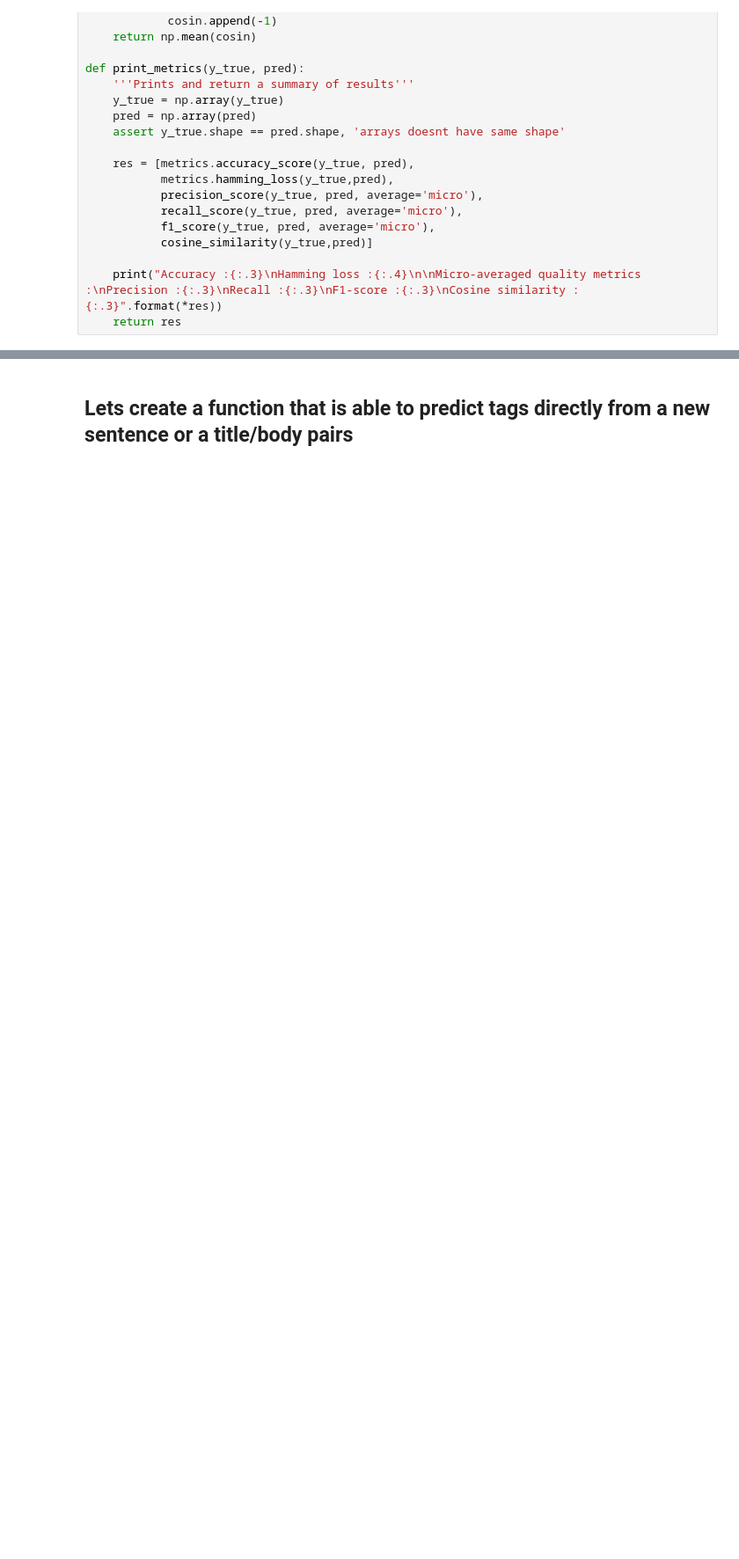
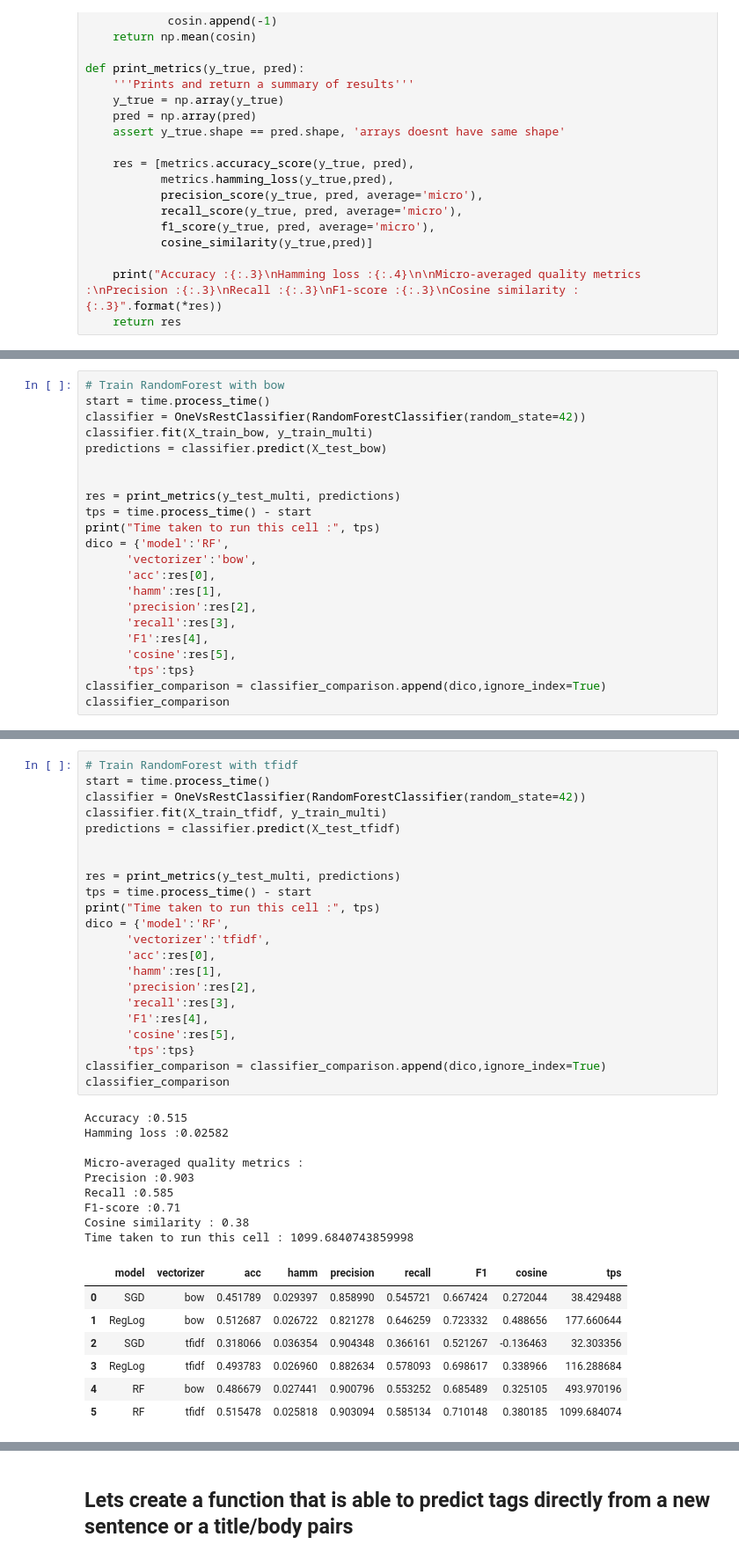
Before and after one commit to Jeremynadal33/categorize_question_API, a Jupyter notebook: supervised_approach.ipynb, the cells around one changed output, grey strips where cells are left out. Shown at 88% size. Saved outputs shown, nothing was run; the diff lists cells and outputs as text; blank space fills up the shorter version.

```diff
--- a/supervised_approach.ipynb
+++ b/supervised_approach.ipynb
@@ -247,0 +387,22 @@ Time taken to run this cell : 163.64250900000002
+# %%
+# Train RandomForest with bow
+start = time.process_time()
+classifier = OneVsRestClassifier(RandomForestClassifier(random_state=42))
+classifier.fit(X_train_bow, y_train_multi)
+predictions = classifier.predict(X_test_bow)
+
+
+res = print_metrics(y_test_multi, predictions)
+tps = time.process_time() - start
+print("Time taken to run this cell :", tps)
+dico = {'model':'RF',
+      'vectorizer':'bow',
+      'acc':res[0],
+      'hamm':res[1],
+      'precision':res[2],
+      'recall':res[3],
+      'F1':res[4],
+      'cosine':res[5],
+      'tps':tps}
+classifier_comparison = classifier_comparison.append(dico,ignore_index=True)
+classifier_comparison
@@ -247,0 +425,39 @@ Time taken to run this cell : 163.64250900000002
+# %%
+# Train RandomForest with tfidf
+start = time.process_time()
+classifier = OneVsRestClassifier(RandomForestClassifier(random_state=42))
+classifier.fit(X_train_tfidf, y_train_multi)
+predictions = classifier.predict(X_test_tfidf)
+
+
+res = print_metrics(y_test_multi, predictions)
+tps = time.process_time() - start
+print("Time taken to run this cell :", tps)
+dico = {'model':'RF',
+      'vectorizer':'tfidf',
+      'acc':res[0],
+      'hamm':res[1],
+      'precision':res[2],
+      'recall':res[3],
+      'F1':res[4],
+      'cosine':res[5],
+      'tps':tps}
+classifier_comparison = classifier_comparison.append(dico,ignore_index=True)
+classifier_comparison
+# %% [output]
+Accuracy :0.515
+Hamming loss :0.02582
+
+Micro-averaged quality metrics :
+Precision :0.903
+Recall :0.585
+F1-score :0.71
+Cosine similarity : 0.38
+Time taken to run this cell : 1099.6840743859998
+|  | model | vectorizer | acc | hamm | precision | recall | F1 | cosine | tps |
+| 0 | SGD | bow | 0.451789 | 0.029397 | 0.858990 | 0.545721 | 0.667424 | 0.272044 | 38.429488 |
+| 1 | RegLog | bow | 0.512687 | 0.026722 | 0.821278 | 0.646259 | 0.723332 | 0.488656 | 177.660644 |
+| 2 | SGD | tfidf | 0.318066 | 0.036354 | 0.904348 | 0.366161 | 0.521267 | -0.136463 | 32.303356 |
+| 3 | RegLog | tfidf | 0.493783 | 0.026960 | 0.882634 | 0.578093 | 0.698617 | 0.338966 | 116.288684 |
+| 4 | RF | bow | 0.486679 | 0.027441 | 0.900796 | 0.553252 | 0.685489 | 0.325105 | 493.970196 |
+| 5 | RF | tfidf | 0.515478 | 0.025818 | 0.903094 | 0.585134 | 0.710148 | 0.380185 | 1099.684074 |
```
Also changed, not shown: parts of 19 cells of this notebook.
